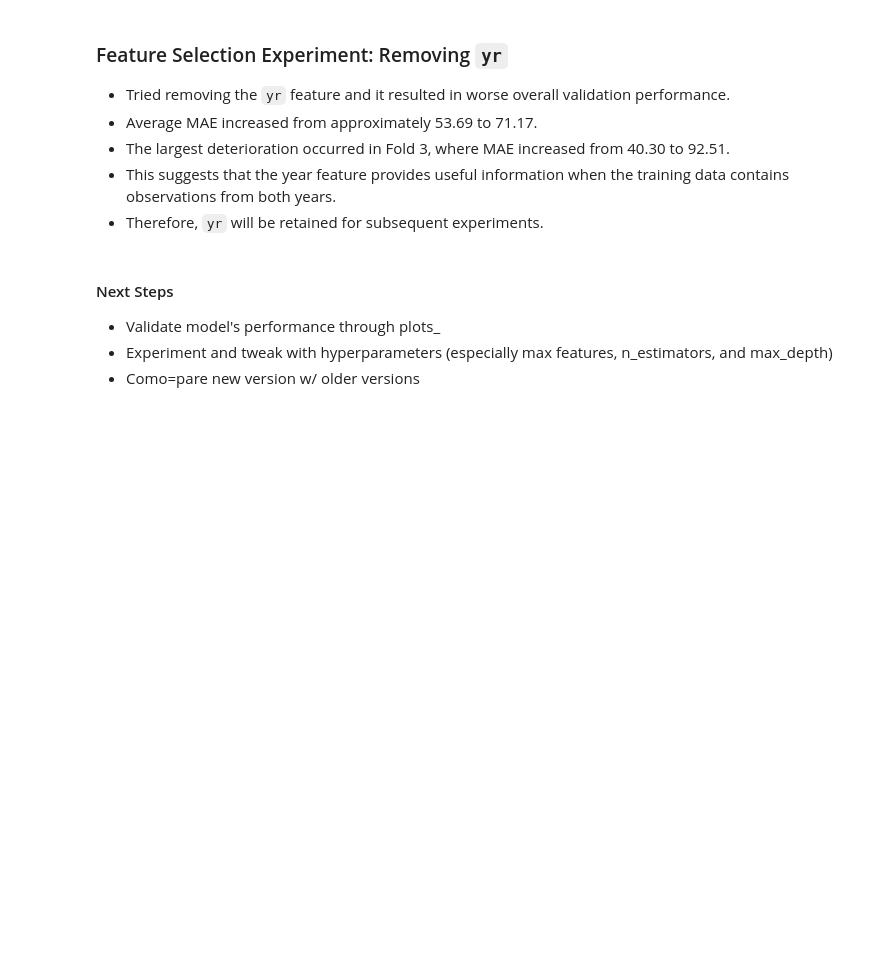
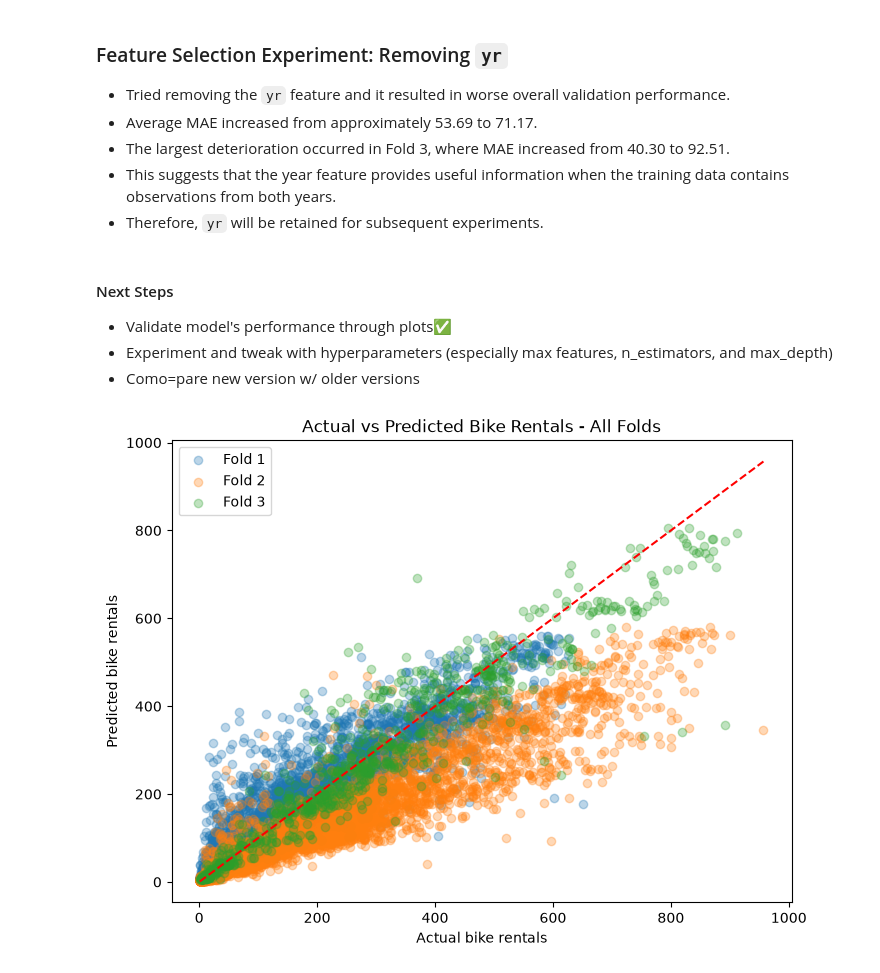
Before and after one commit to GregJackalis/bike-rental-demand-predictor, a Jupyter notebook: notebooks/prediction.ipynb, the cells around one changed output. Saved outputs shown, nothing was run; the diff lists cells and outputs as text; code cells hidden in the pictures; blank space fills up the shorter version.

```diff
--- a/notebooks/prediction.ipynb
+++ b/notebooks/prediction.ipynb
@@ -935,6 +935,7 @@ version1_forest = RandomForestRegressor(
 # %%
 chunks = [first_chunk, second_chunk, third_chunk, fourth_chunk]
 
+fold_results = []
 mae_errors = []
 r_squared_errors = []
 
@@ -950,13 +951,24 @@ for i in range(len(chunks) - 1):
 
     version1_forest.fit(X_train_fold, y_train_fold)
 
-    predictions = version1_forest.predict(X_val_fold)
+    model_predictions = version1_forest.predict(X_val_fold)
 
-    mae = mean_absolute_error(y_val_fold, predictions)
-    r_squared = r2_score(y_val_fold, predictions)
+    mae = mean_absolute_error(y_val_fold, model_predictions)
+    r_squared = r2_score(y_val_fold, model_predictions)
 
     mae_errors.append(mae)
     r_squared_errors.append(r_squared)
+
+    fold_df = pd.DataFrame({
+        "fold": i + 1,
+        "hr": X_val_fold["hr"].to_numpy(),
+        "workingday": X_val_fold["workingday"].to_numpy(),
+        "actual": y_val_fold.to_numpy(),
+        "predicted": model_predictions
+    })
+    fold_results.append(fold_df)
+
+all_results = pd.concat(fold_results, ignore_index=True)
 
 print("MAE per fold:", mae_errors)
 print("R² per fold:", r_squared_errors)
@@ -979,6 +991,31 @@ Average R²: 0.7877205195616304
 # %% [markdown]
 #### Next Steps
 
-- Validate model's performance through plots_
+- Validate model's performance through plots✅
 - Experiment and tweak with hyperparameters (especially max features, n_estimators, and max_depth)
 - Como=pare new version w/ older versions
+# %%
+plt.figure(figsize=(8, 6))
+
+for fold, fold_data in all_results.groupby("fold"):
+    plt.scatter(
+        fold_data["actual"],
+        fold_data["predicted"],
+        alpha=0.3,
+        label=f"Fold {fold}"
+    )
+
+plt.xlabel("Actual bike rentals")
+plt.ylabel("Predicted bike rentals")
+plt.title("Actual vs Predicted Bike Rentals - All Folds")
+
+plt.plot(
+    [all_results["actual"].min(), all_results["actual"].max()],
+    [all_results["actual"].min(), all_results["actual"].max()],
+    "r--"
+)
+
+plt.legend()
+plt.show()
+# %% [output]
+[figure, added]
```
Also changed, not shown: parts of 4 cells of this notebook.
